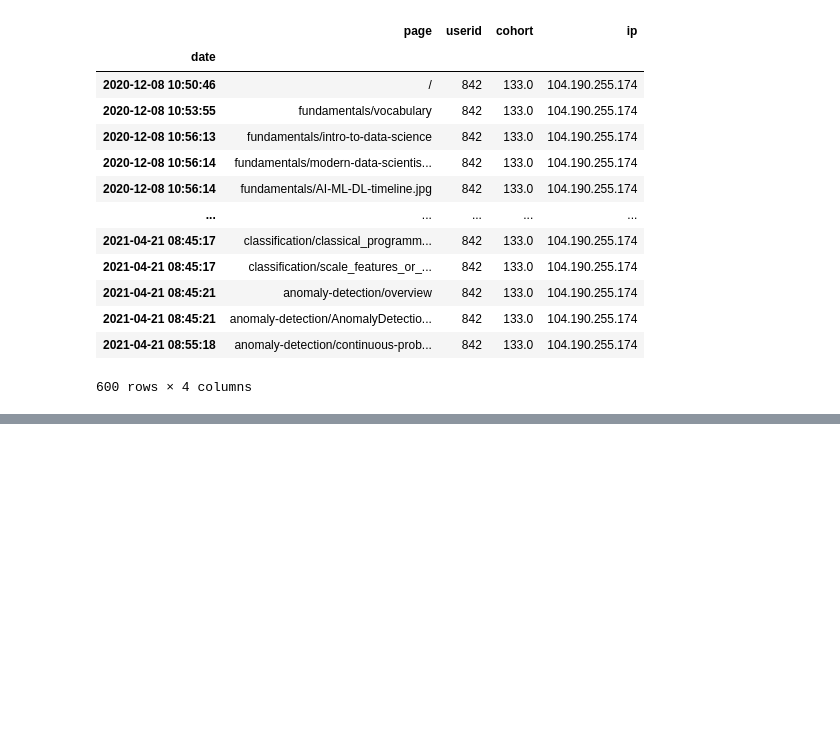
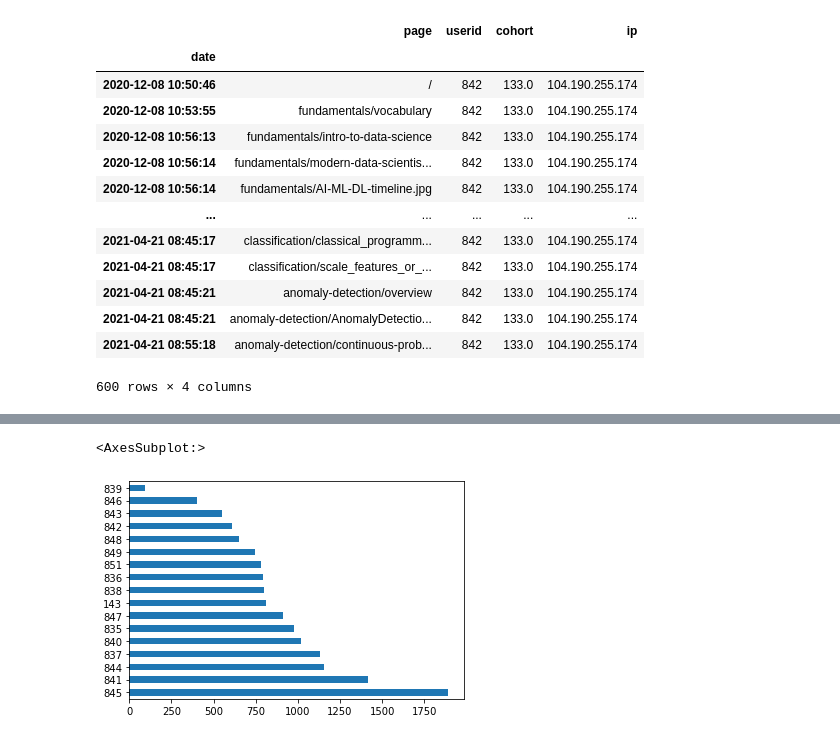
Before and after one commit to o0amandagomez0o/anomaly-detection-exercises, a Jupyter notebook: logfiles.ipynb, the cells around one changed output, grey strips where cells are left out. Drawn from its saved outputs; the diff is of its cells as text; code cells hidden in the pictures; blank space fills up the shorter version.

```diff
--- a/logfiles.ipynb
+++ b/logfiles.ipynb
@@ -215,0 +250,2 @@ df[df['ip'] == "104.190.255.174"]
+# %%
+df = w.prep_logs()
@@ -215,0 +319,5 @@ df[df['ip'] == "104.190.255.174"]
+# %%
+df[df['name'] == "Easley"].user_id.value_counts().plot(kind='barh')
+# %% [output]
+<AxesSubplot:>
+[figure, added]
```
Also changed, not shown: parts of 28 cells of this notebook, 1 other file.
